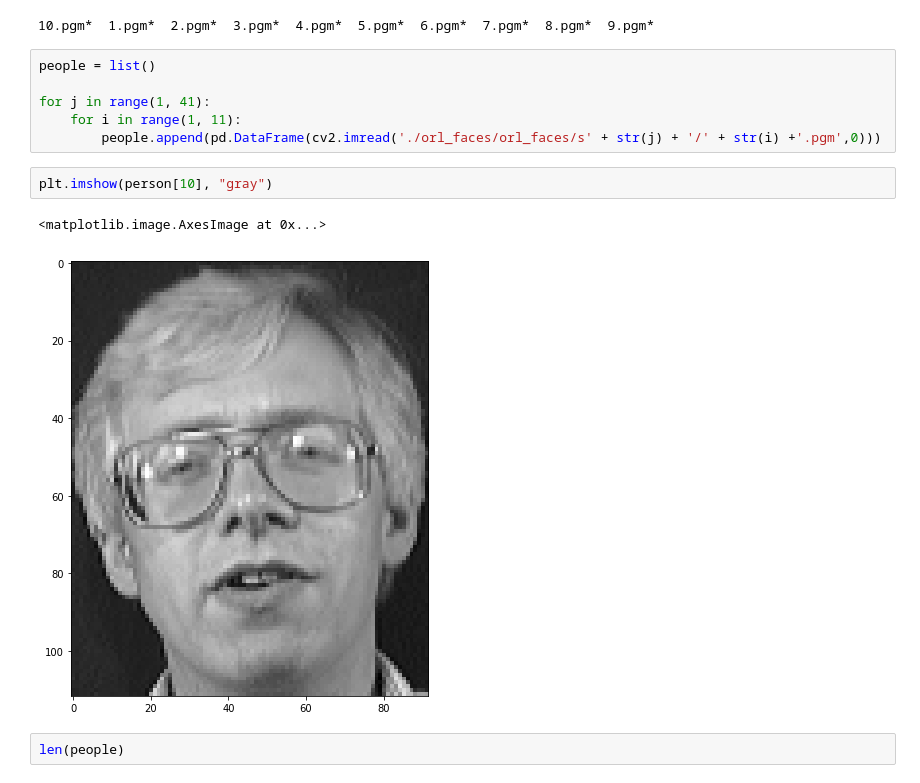
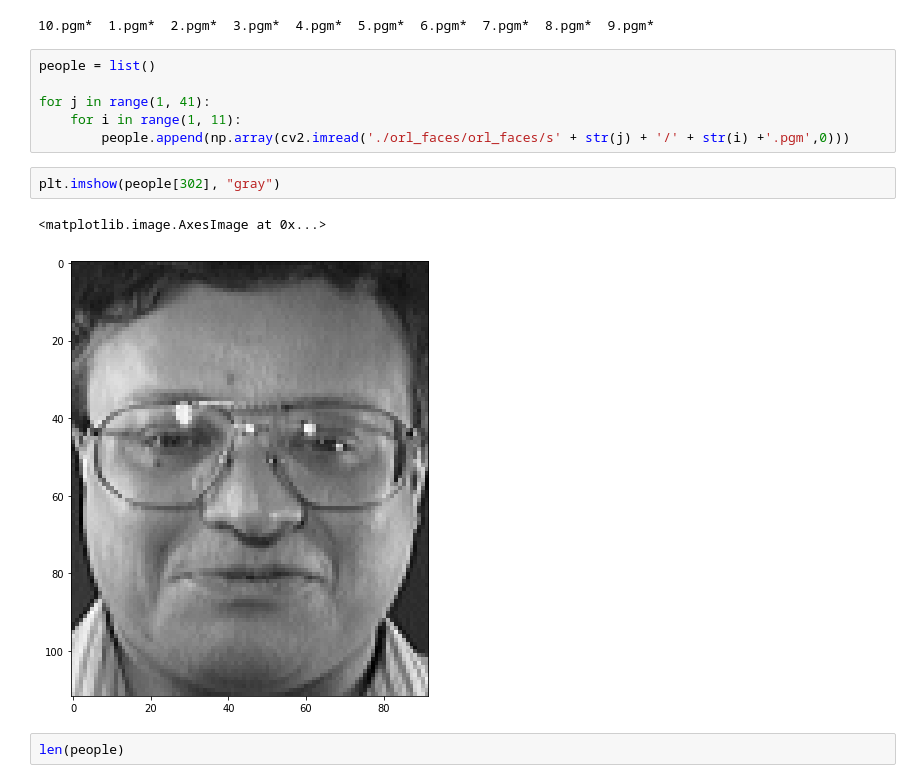
Before and after one commit to Jaquedonin/SignalFinalProject, a Jupyter notebook: Primeiros Passos.ipynb, the cells around one changed output. Drawn from its saved outputs; the diff is of its cells as text.

Commit message:
Changed some arrays

```diff
--- a/Primeiros Passos.ipynb
+++ b/Primeiros Passos.ipynb
@@ -231,12 +263,12 @@ people = list()
 
 for j in range(1, 41):
     for i in range(1, 11):
-        people.append(pd.DataFrame(cv2.imread('./orl_faces/orl_faces/s' + str(j) + '/' + str(i) +'.pgm',0)))
+        people.append(np.array(cv2.imread('./orl_faces/orl_faces/s' + str(j) + '/' + str(i) +'.pgm',0)))
 # %%
-plt.imshow(person[10], "gray")
+plt.imshow(people[302], "gray")
 # %% [output]
 <matplotlib.image.AxesImage at 0x...>
-[figure, old version]
+[figure, new version]
 # %%
 len(people)
 # %% [output]
```
Also changed, not shown: parts of 16 cells of this notebook.
